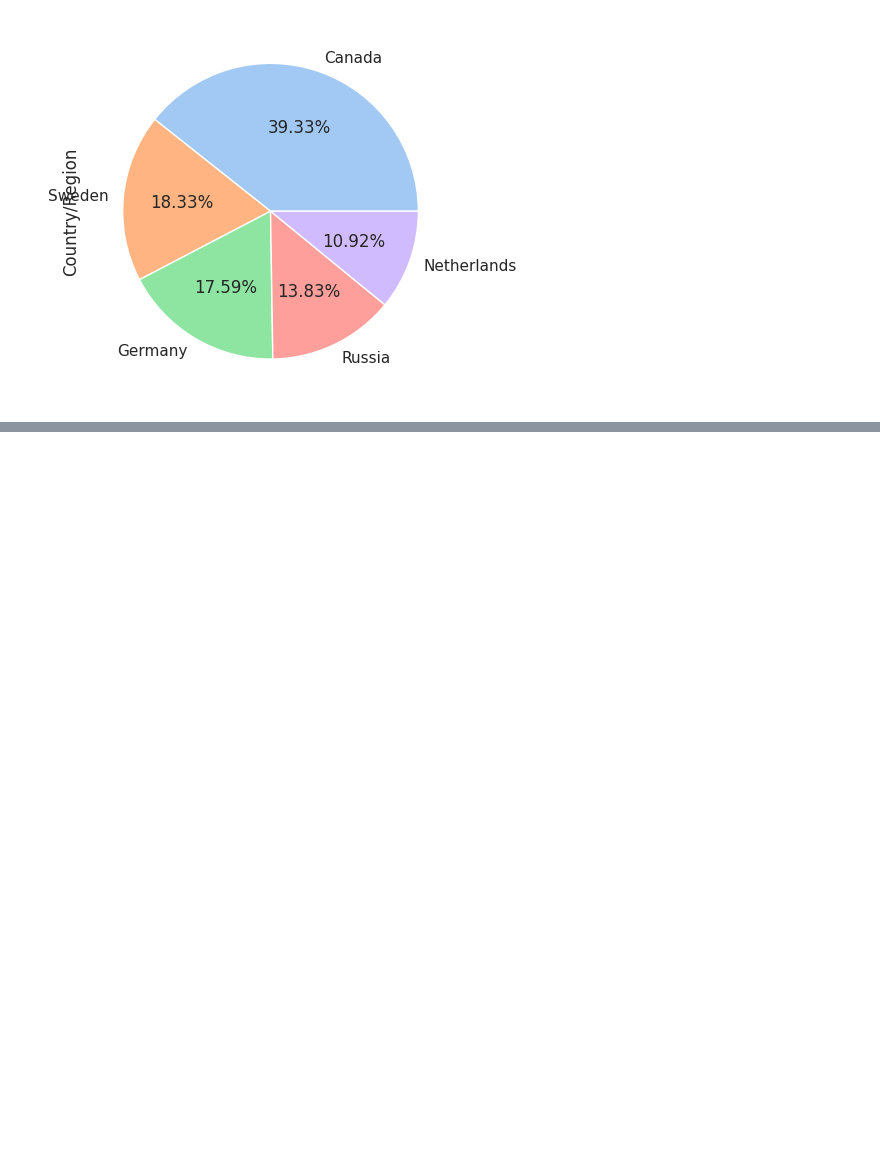
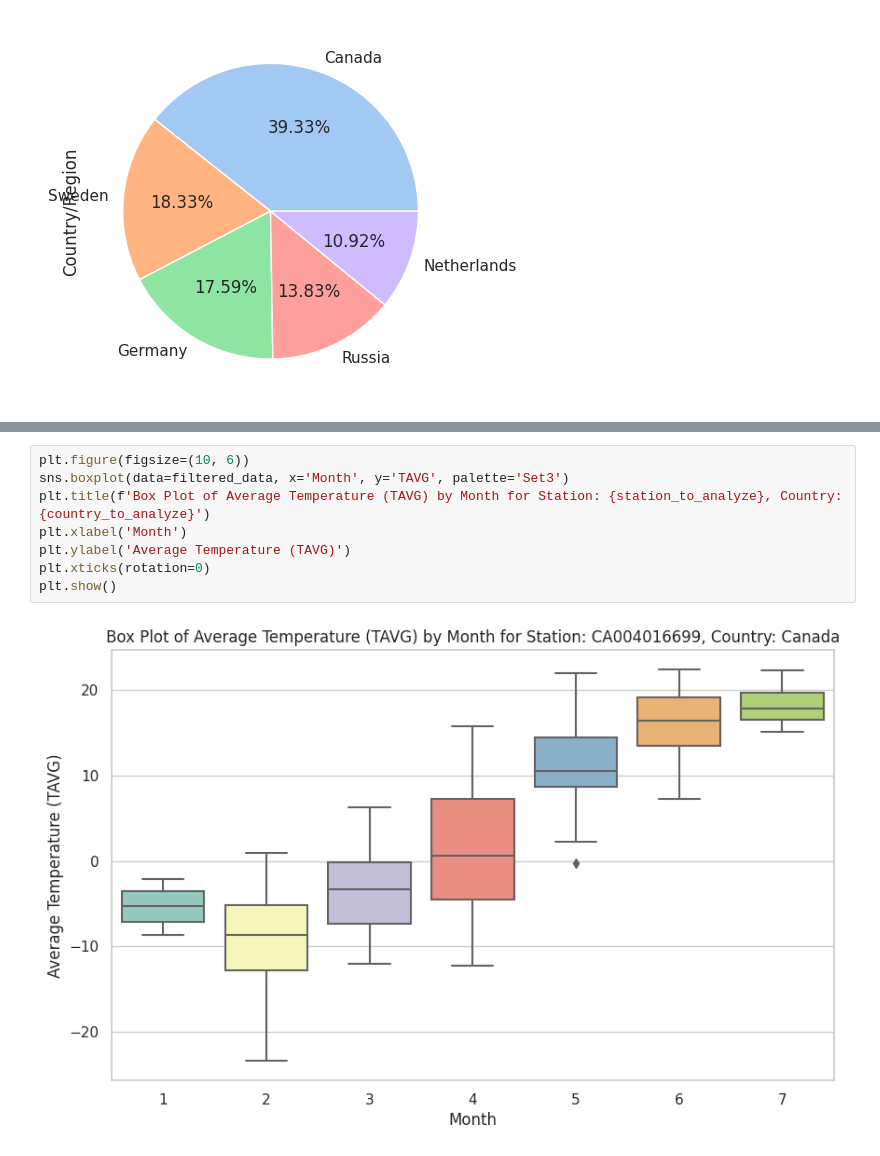
Before and after one commit to shreya139/MiningMavericks, a Jupyter notebook: Weather.ipynb, the cells around one changed output, grey strips where cells are left out. Drawn from its saved outputs; the diff is of its cells as text; blank space fills up the shorter version.

```diff
--- a/Weather.ipynb
+++ b/Weather.ipynb
@@ -403,0 +467,10 @@ country_dis.plot(kind = 'pie', colors=piec_colors, autopct = '%1.2f%%')
+# %%
+plt.figure(figsize=(10, 6))
+sns.boxplot(data=filtered_data, x='Month', y='TAVG', palette='Set3')
+plt.title(f'Box Plot of Average Temperature (TAVG) by Month for Station: {station_to_analyze}, Country: {country_to_analyze}')
+plt.xlabel('Month')
+plt.ylabel('Average Temperature (TAVG)')
+plt.xticks(rotation=0)
+plt.show()
+# %% [output]
+[figure, added]
```
Also changed, not shown: parts of 14 cells of this notebook.
